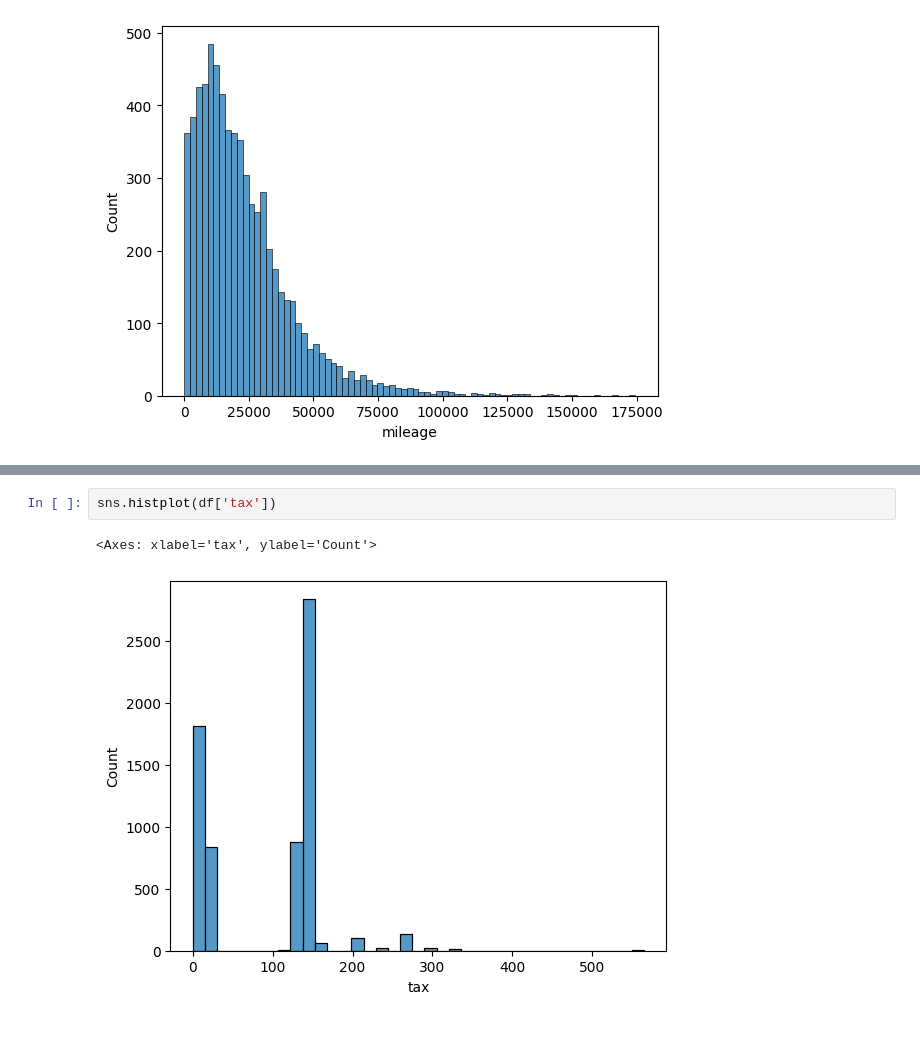
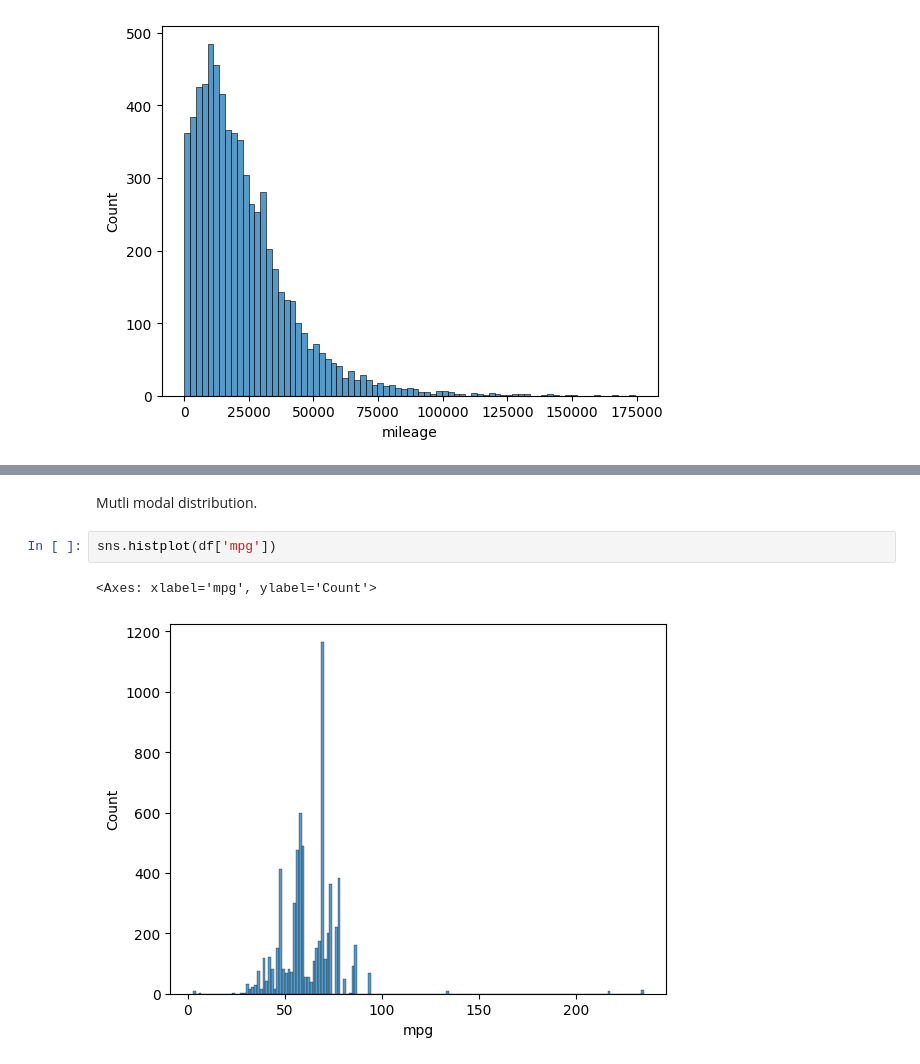
Before and after one commit to zakzakzak/kaggle, a Jupyter notebook: prediction-car-price.ipynb, the cells around one changed output, grey strips where cells are left out. Drawn from its saved outputs; the diff is of its cells as text; blank space fills up the shorter version.

```diff
--- a/prediction-car-price.ipynb
+++ b/prediction-car-price.ipynb
@@ -162,5 +167,7 @@ sns.histplot(df['mileage'])
+# %% [markdown]
+Mutli modal distribution.
 # %%
-sns.histplot(df['tax'])
+sns.histplot(df['mpg'])
 # %% [output]
-<Axes: xlabel='tax', ylabel='Count'>
+<Axes: xlabel='mpg', ylabel='Count'>
-[figure, old version]
+[figure, new version]
```
Also changed, not shown: parts of 2 cells of this notebook.
